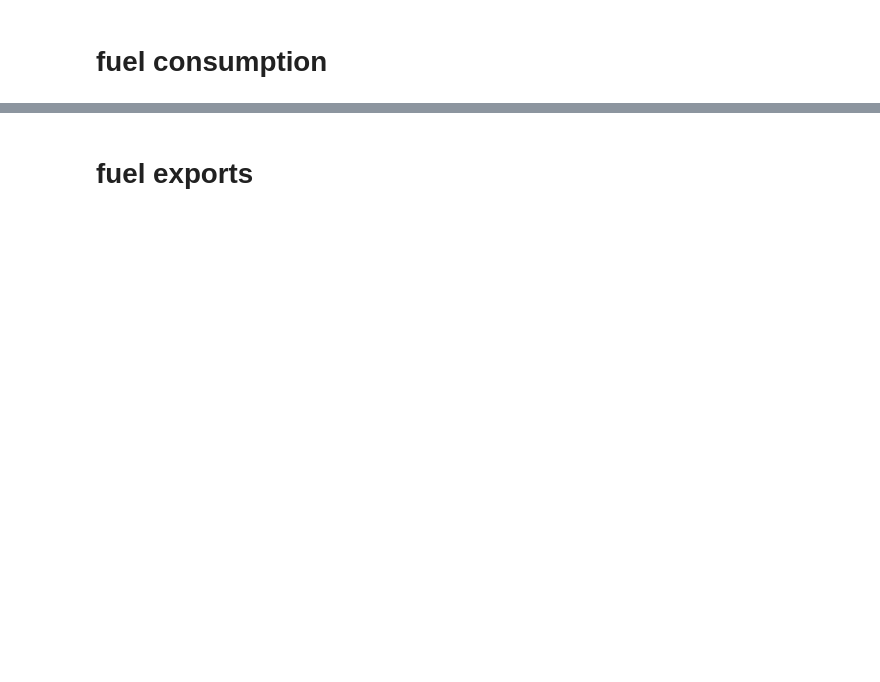
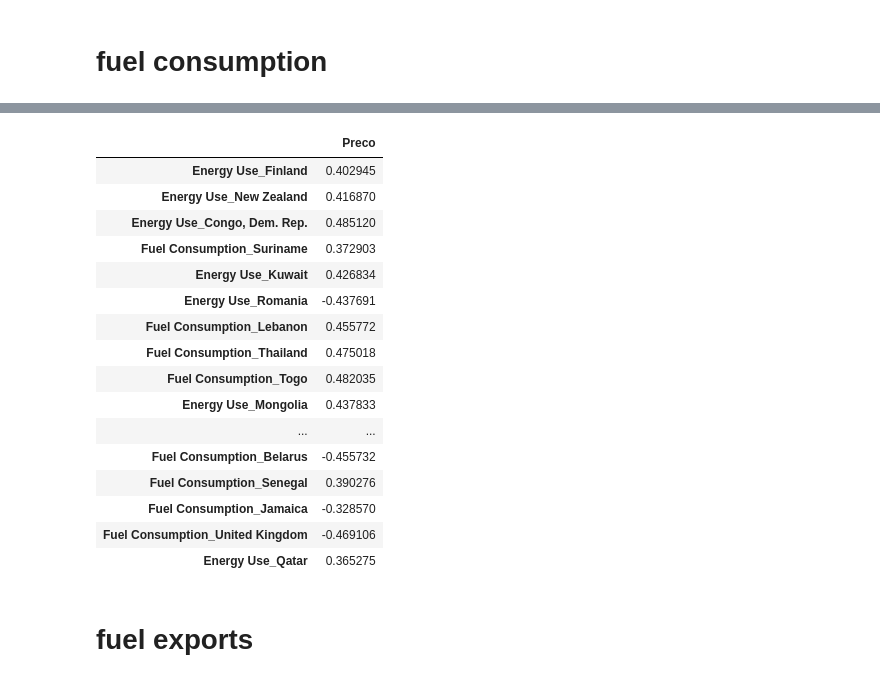
Before and after one commit to pehls/gp27_techchallenge_4, a Jupyter notebook: notebooks/002_gtrp_variaveis.ipynb, the cells around one changed output, grey strips where cells are left out. Saved outputs shown, nothing was run; the diff lists cells and outputs as text; code cells hidden in the pictures; blank space fills up the shorter version.

```diff
--- a/notebooks/002_gtrp_variaveis.ipynb
+++ b/notebooks/002_gtrp_variaveis.ipynb
@@ -398,3 +452,23 @@ df_petroleo_year
+# %%
+(df_correlacoes.loc[((abs(df_correlacoes[['Preco']]) >= 0.3) & (abs(df_correlacoes[['Preco']]) < 0.5))['Preco']][['Preco']])
+# %% [output]
+|  | Preco |
+| Energy Use_Finland | 0.402945 |
+| Energy Use_New Zealand | 0.416870 |
+| Energy Use_Congo, Dem. Rep. | 0.485120 |
+| Fuel Consumption_Suriname | 0.372903 |
+| Energy Use_Kuwait | 0.426834 |
+| Energy Use_Romania | -0.437691 |
+| Fuel Consumption_Lebanon | 0.455772 |
+| Fuel Consumption_Thailand | 0.475018 |
+| Fuel Consumption_Togo | 0.482035 |
+| Energy Use_Mongolia | 0.437833 |
+| ... | ... |
+| Fuel Consumption_Belarus | -0.455732 |
+| Fuel Consumption_Senegal | 0.390276 |
+| Fuel Consumption_Jamaica | -0.328570 |
+| Fuel Consumption_United Kingdom | -0.469106 |
+| Energy Use_Qatar | 0.365275 |
 # %% [markdown]
 # fuel exports
 # %%
```
Also changed, not shown: parts of 12 cells of this notebook, 10 other files.
